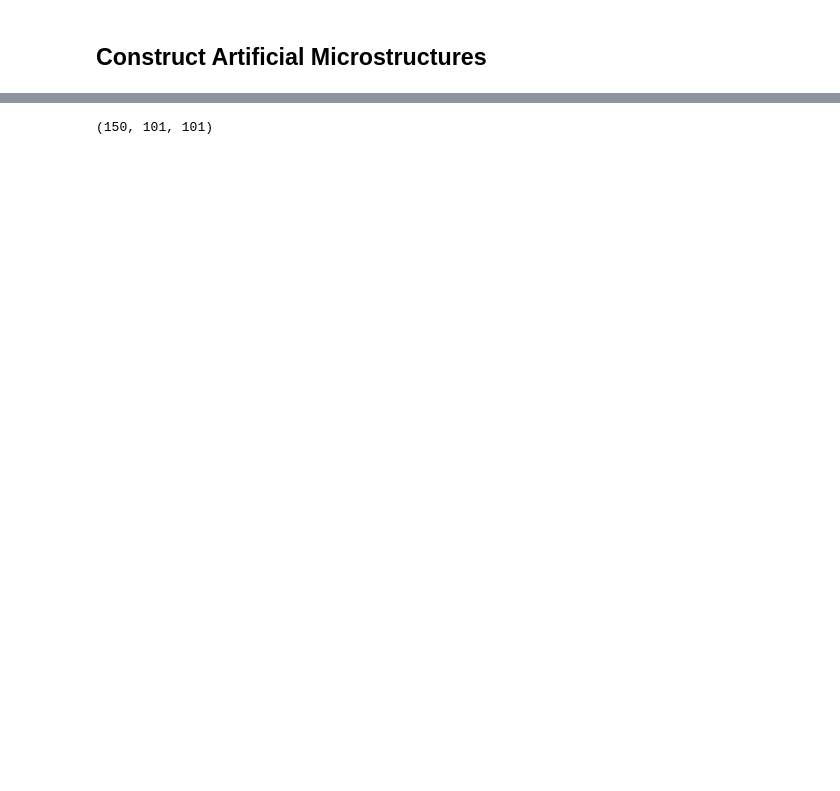
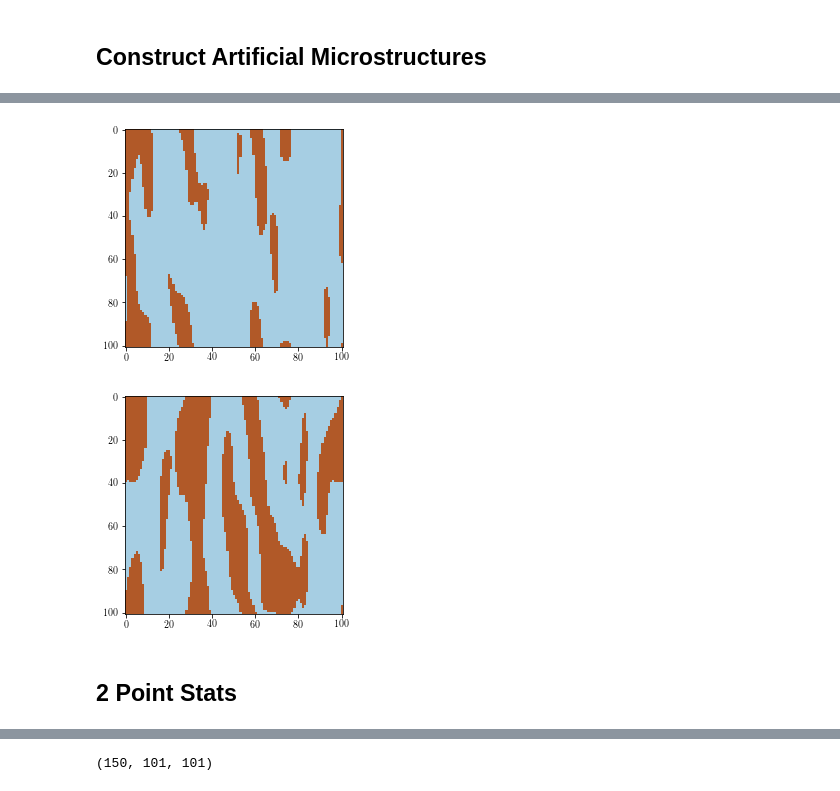
Before and after one commit to materialsinnovation/mks-tutorial, a Jupyter notebook: notebooks/part2-2point-stats.ipynb, the cells around one changed output, grey strips where cells are left out. Saved outputs shown, nothing was run; the diff lists cells and outputs as text; code cells hidden in the pictures; blank space fills up the shorter version.

```diff
--- a/notebooks/part2-2point-stats.ipynb
+++ b/notebooks/part2-2point-stats.ipynb
@@ -201,0 +100,10 @@ data = np.concatenate([data_blob, data_lamellar_v, data_lamellar_h], axis=0)
+# %%
+plt.imshow(data_fiber[0])
+plt.show()
+plt.imshow(data_fiber[1])
+plt.show()
+# %% [output]
+[figure, added]
+[figure, added]
+# %% [markdown]
+## 2 Point Stats
```
Also changed, not shown: parts of 73 cells of this notebook, 3 other files.
